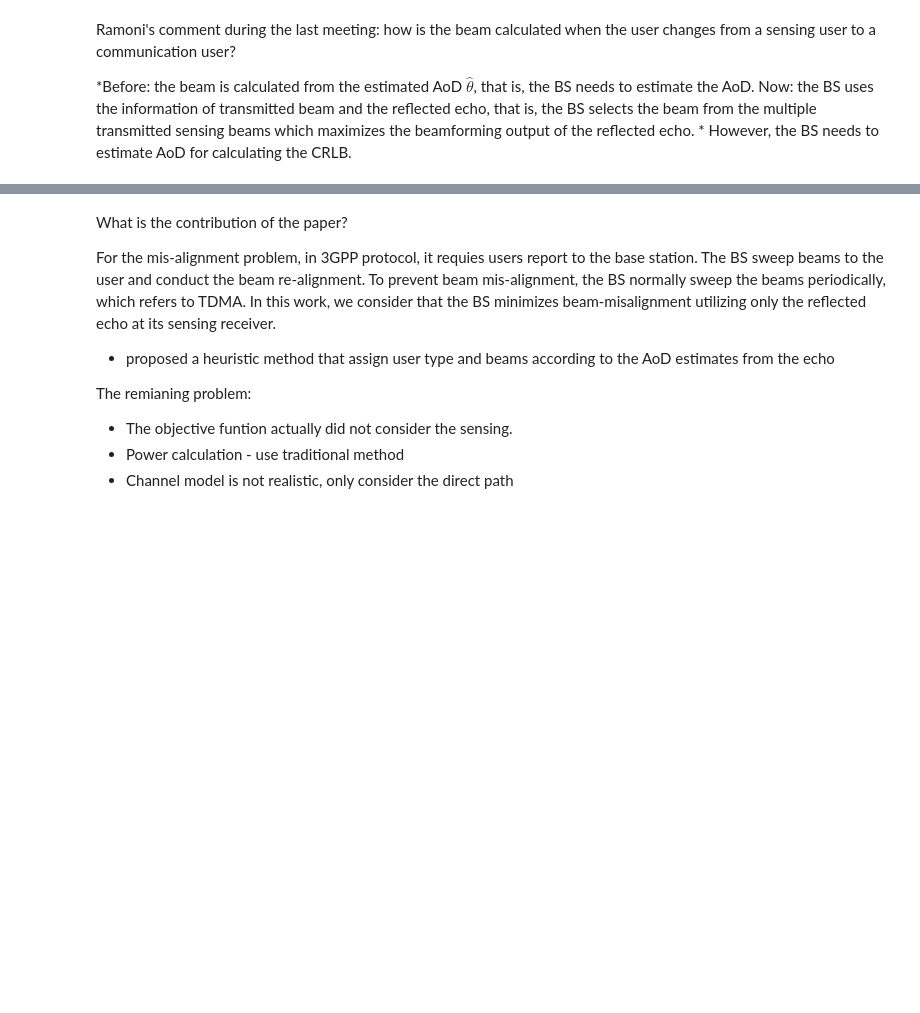
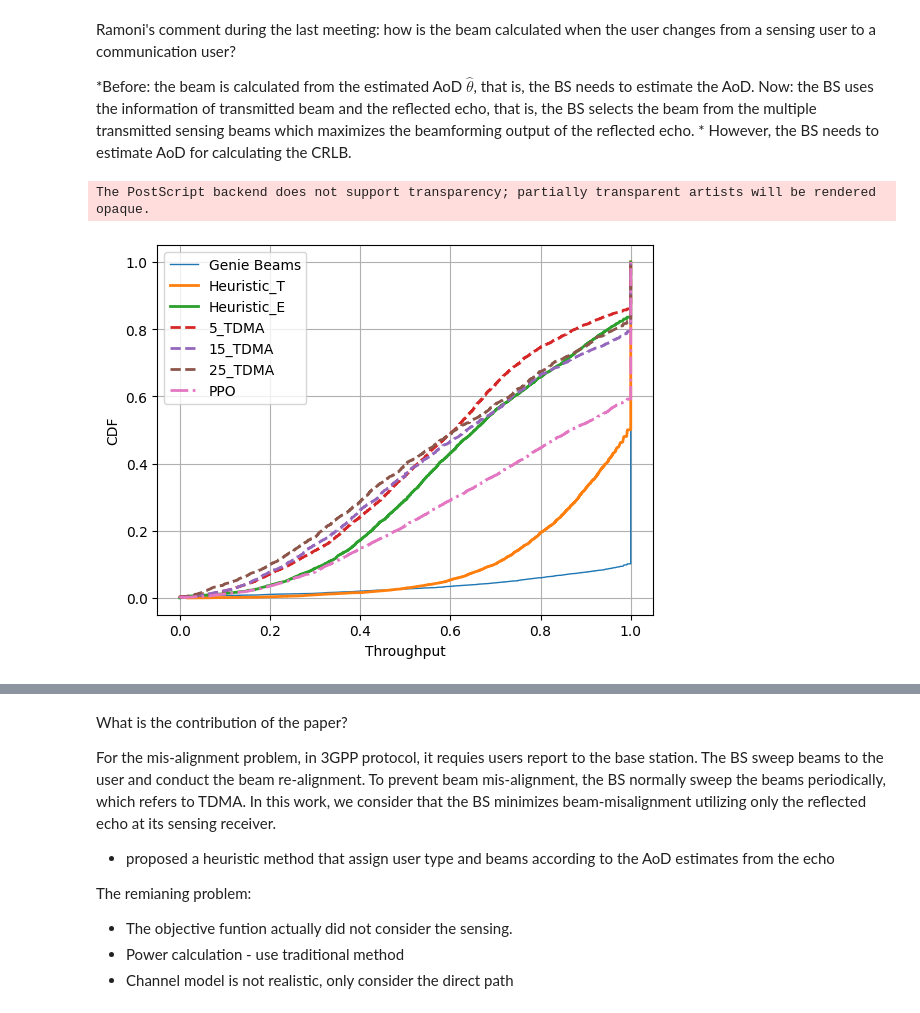
Before and after one commit to april427/Centric-BM, a Jupyter notebook: documents/09-27.ipynb, the cells around one changed output, grey strips where cells are left out. Saved outputs shown, nothing was run; the diff lists cells and outputs as text; code cells hidden in the pictures; blank space fills up the shorter version.

```diff
--- a/documents/09-27.ipynb
+++ b/documents/09-27.ipynb
@@ -193,3 +193,41 @@ Ramoni's comment during the last meeting:
 *Before: the beam is calculated from the estimated AoD $\hat{\theta}$, that is, the BS needs to estimate the AoD.
 Now: the BS uses the information of transmitted beam and the reflected echo, that is, the BS selects the beam from the multiple transmitted sensing beams which maximizes the beamforming output of the reflected echo.  *
 However, the BS needs to estimate AoD for calculating the CRLB.
+# %%
+import numpy as np
+import matplotlib.pyplot as plt
+fig, ax = plt.subplots()
+th = np.loadtxt('Multi-user-BM/results_bm/Thp_genie_2UE_rician')
+th_cdf = np.sort(th)
+yvals = np.arange(len(th))/float(len(th)-1)
+ax.plot(th_cdf, yvals, '-', linewidth=1)
+
+th = np.loadtxt('Multi-user-BM/results_bm/Thp_heuristic_2UE_rician')
+th_cdf = np.sort(th)
+yvals = np.arange(len(th))/float(len(th)-1)
+ax.plot(th_cdf, yvals, '-', linewidth=2)
+
+th = np.loadtxt('Multi-user-BM/results_bm/Thp_heuristic_crlb_est_2UE_rician')
+th_cdf = np.sort(th)
+yvals = np.arange(len(th))/float(len(th)-1)
+ax.plot(th_cdf, yvals, '-', linewidth=2)
+
+for N in [5,15,25]:
+    th = np.loadtxt('Multi-user-BM/results_bm/Thp_' + str(N) + 'TDMA_2UE_rician_v1')
+    th_cdf = np.sort(th)
+    yvals = np.arange(len(th))/float(len(th)-1)
+    ax.plot(th_cdf, yvals, '--', linewidth=2)
+
+th = np.loadtxt('Multi-user-BM/results_bm/Thp_PPO_rician_2ue_1reward_inx')
+th_cdf = np.sort(th)
+yvals = np.arange(len(th))/float(len(th)-1)
+ax.plot(th_cdf, yvals, '-.', linewidth=2)
+
+ax.legend(['Genie Beams',  'Heuristic_T','Heuristic_E', '5_TDMA','15_TDMA','25_TDMA', 'PPO'])
+ax.set_xlabel('Throughput')
+ax.set_ylabel('CDF')
+ax.grid()
+plt.savefig('throughput_2UE.eps',format='eps')
+# %% [output]
+The PostScript backend does not support transparency; partially transparent artists will be rendered opaque.
+[figure, added]
```
Also changed, not shown: parts of 5 cells of this notebook, 11 other files.
